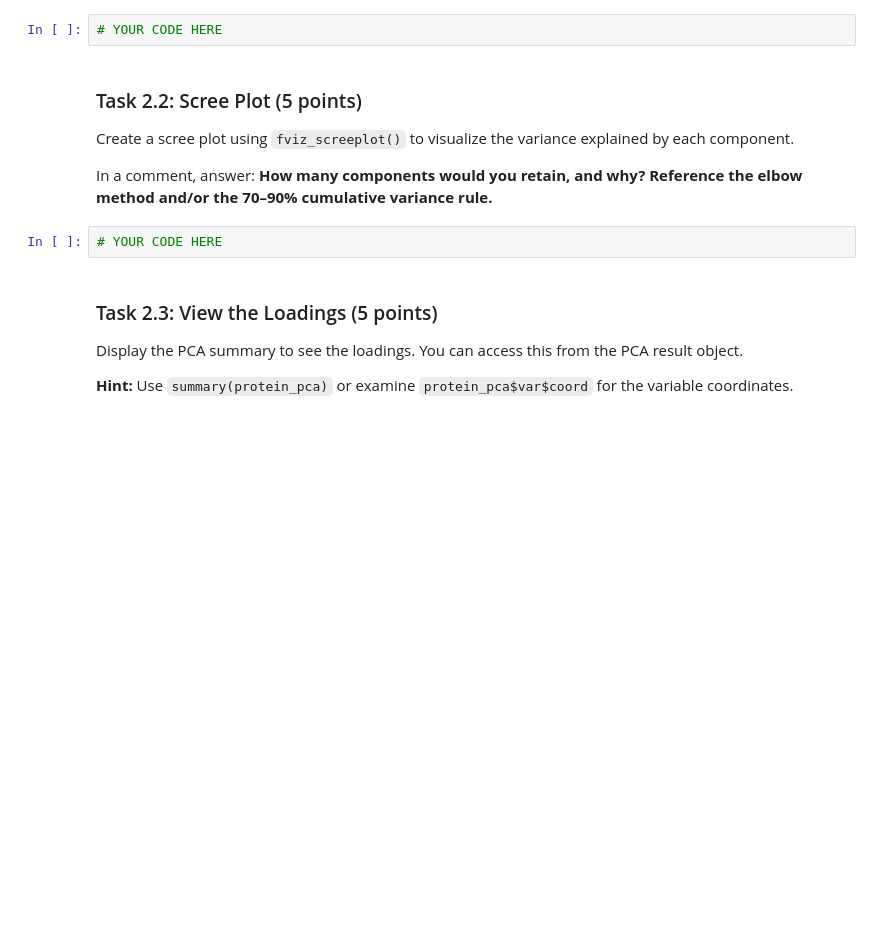
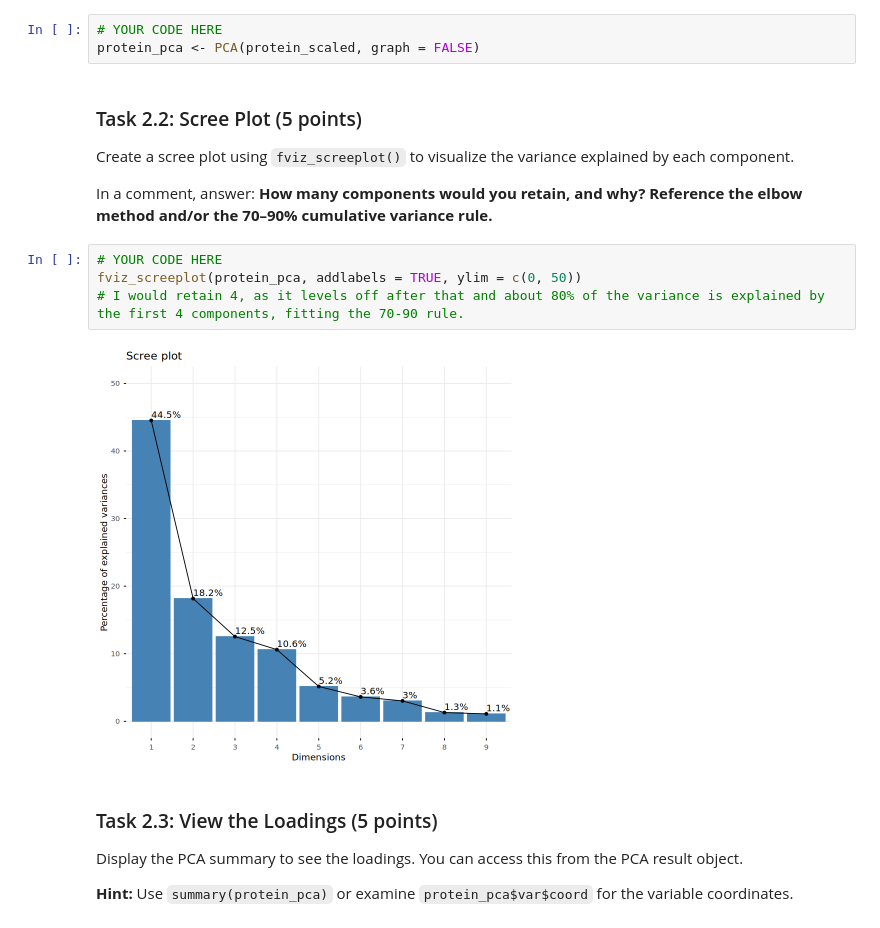
Before and after one commit to nick3616238/curly-octo-spork, a Jupyter notebook: Gest_Nicholas_MYID_Exercise3.ipynb, the cells around one changed output. Drawn from its saved outputs; the diff is of its cells as text; blank space fills up the shorter version.

```diff
--- a/Gest_Nicholas_MYID_Exercise3.ipynb
+++ b/Gest_Nicholas_MYID_Exercise3.ipynb
@@ -110,6 +127,7 @@ Now we'll run PCA and interpret the results.
 Perform PCA on the scaled protein data using the `PCA()` function from FactoMineR. Store the result in `protein_pca`. Use `graph = FALSE` to suppress automatic plots for now.
 # %%
 # YOUR CODE HERE
+protein_pca <- PCA(protein_scaled, graph = FALSE)
 # %% [markdown]
 ### Task 2.2: Scree Plot (5 points)
 
@@ -118,6 +136,10 @@ Create a scree plot using `fviz_screeplot()` to visualize the variance explained
 In a comment, answer: **How many components would you retain, and why? Reference the elbow method and/or the 70–90% cumulative variance rule.**
 # %%
 # YOUR CODE HERE
+fviz_screeplot(protein_pca, addlabels = TRUE, ylim = c(0, 50))
+# I would retain 4, as it levels off after that and about 80% of the variance is explained by the first 4 components, fitting the 70-90 rule.
+# %% [output]
+[figure, added]
 # %% [markdown]
 ### Task 2.3: View the Loadings (5 points)
 
```
Also changed, not shown: parts of 19 cells of this notebook, 3 other files.
